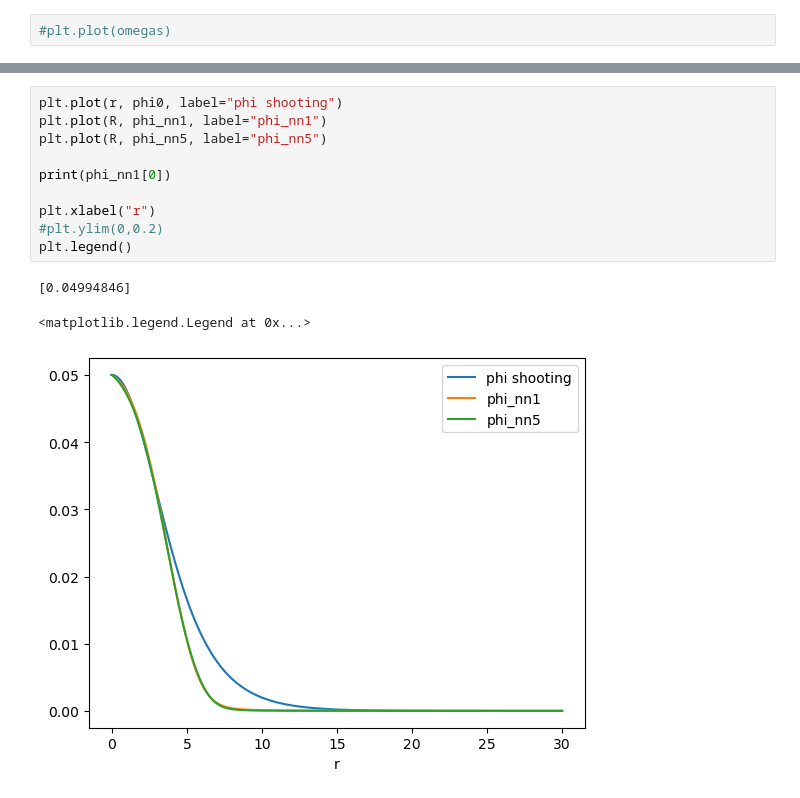
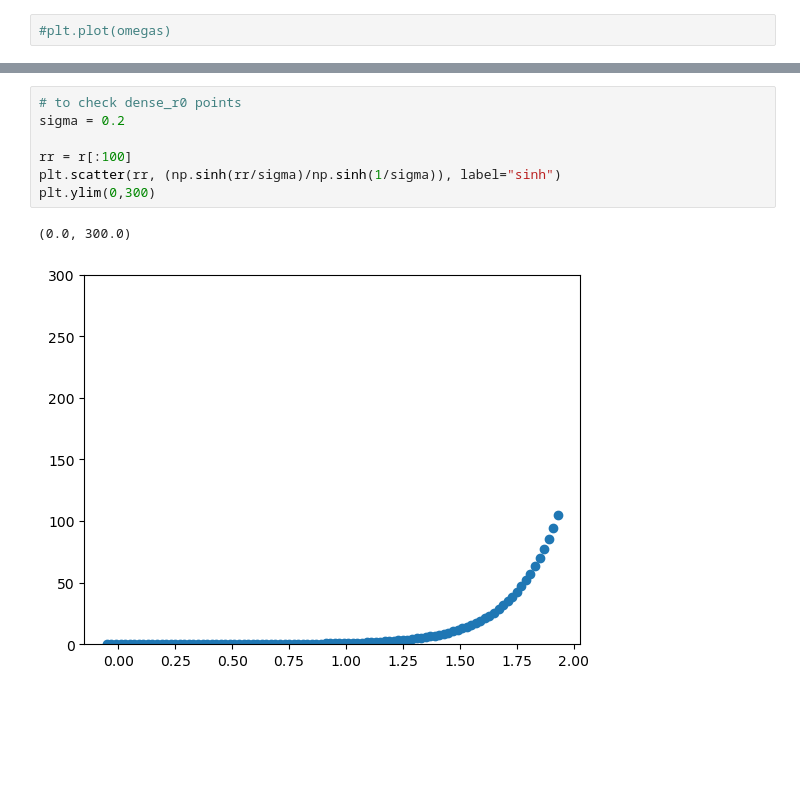
Before and after one commit to ThanasisGiannakopoulos/PINNS_Boson_stars, a Jupyter notebook: notebooks/model_eval.ipynb, the cells around one changed output, grey strips where cells are left out. Drawn from its saved outputs; the diff is of its cells as text; blank space fills up the shorter version.

```diff
--- a/notebooks/model_eval.ipynb
+++ b/notebooks/model_eval.ipynb
@@ -305,14 +294,10 @@ plt.legend()
-# %%
-plt.plot(r, phi0, label="phi shooting")
-plt.plot(R, phi_nn1, label="phi_nn1")
-plt.plot(R, phi_nn5, label="phi_nn5")
-
-print(phi_nn1[0])
-
-plt.xlabel("r")
-#plt.ylim(0,0.2)
-plt.legend()
-# %% [output]
-[0.04994846]
-<matplotlib.legend.Legend at 0x...>
-[figure, removed]
+# %%
+# to check dense_r0 points
+sigma = 0.2
+
+rr = r[:100]
+plt.scatter(rr, (np.sinh(rr/sigma)/np.sinh(1/sigma)), label="sinh")
+plt.ylim(0,300)
+# %% [output]
+(0.0, 300.0)
+[figure, added]
```
Also changed, not shown: parts of 16 cells of this notebook.
